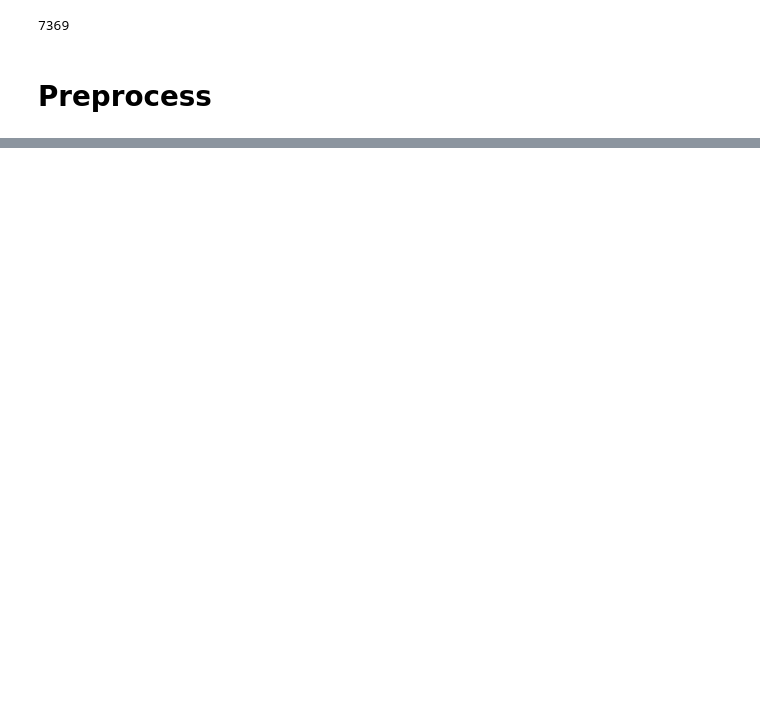
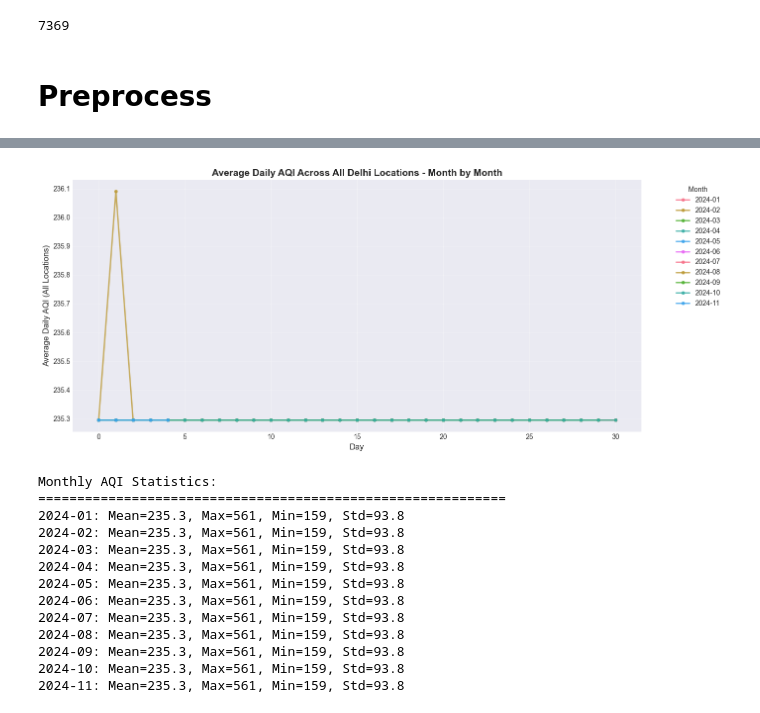
Before and after one commit to AtharvaTaras/Delhi-AQI-Model, a Jupyter notebook: scratch.ipynb, the cells around one changed output, grey strips where cells are left out. Saved outputs shown, nothing was run; the diff lists cells and outputs as text; code cells hidden in the pictures; blank space fills up the shorter version.

```diff
--- a/scratch.ipynb
+++ b/scratch.ipynb
@@ -162,0 +932,56 @@ wind_df.head()
+# %%
+import pandas as pd
+import matplotlib.pyplot as plt
+
+# Load and clean data
+# aqi_df = pd.read_csv('aqi_data.csv')
+aqi_df['event_timestamp'] = pd.to_datetime(aqi_df['event_timestamp'])
+aqi_df['date'] = aqi_df['event_timestamp'].dt.date
+aqi_df['month'] = aqi_df['event_timestamp'].dt.to_period('M')
+aqi_df['aqi'] = pd.to_numeric(aqi_df['aqi'], errors='coerce')
+aqi_df = aqi_df.dropna(subset=['aqi'])
+
+# Calculate average daily AQI for all locations, grouped by month
+monthly_daily_avg = aqi_df.groupby(['month', 'date'])['aqi'].mean().reset_index()
+monthly_daily_avg['month'] = monthly_daily_avg['month'].astype(str)
+
+# Plot
+fig, ax = plt.subplots(figsize=(14, 6))
+
+for month in sorted(monthly_daily_avg['month'].unique()):
+    month_data = monthly_daily_avg[monthly_daily_avg['month'] == month]
+    ax.plot(range(len(month_data)), month_data['aqi'], marker='o',
+            linewidth=2, markersize=4, label=month, alpha=0.8)
+
+ax.set_xlabel('Day', fontsize=12)
+ax.set_ylabel('Average Daily AQI (All Locations)', fontsize=12)
+ax.set_title('Average Daily AQI Across All Delhi Locations - Month by Month',
+             fontsize=14, fontweight='bold')
+ax.legend(title='Month', bbox_to_anchor=(1.05, 1), loc='upper left')
+ax.grid(True, alpha=0.3)
+
+plt.tight_layout()
+plt.savefig('delhi_aqi_monthly.png', dpi=200, bbox_inches='tight')
+plt.show()
+
+# Print monthly statistics
+print("\nMonthly AQI Statistics:")
+print("="*60)
+monthly_stats = aqi_df.groupby('month')['aqi'].agg(['mean', 'max', 'min', 'std'])
+for month, row in monthly_stats.iterrows():
+    print(f"{month}: Mean={row['mean']:.1f}, Max={row['max']:.0f}, Min={row['min']:.0f}, Std={row['std']:.1f}")
+# %% [output]
+[figure, added]
+Monthly AQI Statistics:
+============================================================
+2024-01: Mean=235.3, Max=561, Min=159, Std=93.8
+2024-02: Mean=235.3, Max=561, Min=159, Std=93.8
+2024-03: Mean=235.3, Max=561, Min=159, Std=93.8
+2024-04: Mean=235.3, Max=561, Min=159, Std=93.8
+2024-05: Mean=235.3, Max=561, Min=159, Std=93.8
+2024-06: Mean=235.3, Max=561, Min=159, Std=93.8
+2024-07: Mean=235.3, Max=561, Min=159, Std=93.8
+2024-08: Mean=235.3, Max=561, Min=159, Std=93.8
+2024-09: Mean=235.3, Max=561, Min=159, Std=93.8
+2024-10: Mean=235.3, Max=561, Min=159, Std=93.8
+2024-11: Mean=235.3, Max=561, Min=159, Std=93.8
```
Also changed, not shown: parts of 36 cells of this notebook.
